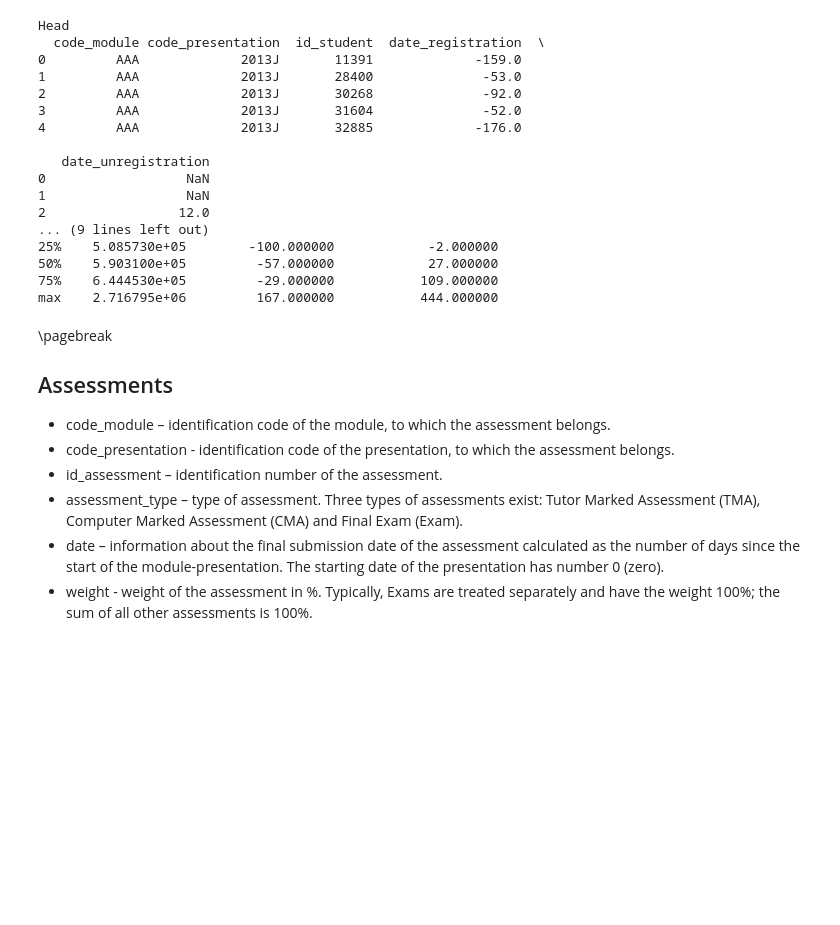
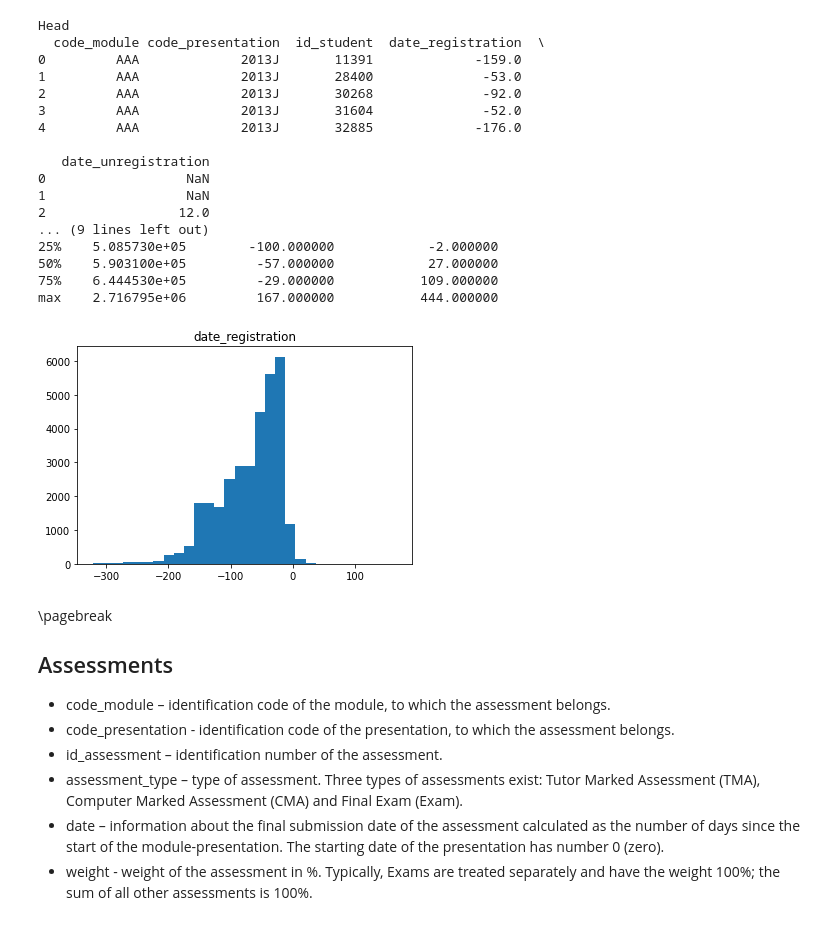
Before and after one commit to jortvangorkum/TFL-Early-Warning-System, a Jupyter notebook: analysis.ipynb, the cells around one changed output. Cells and saved outputs as stored; diff of their text form; code cells hidden in the pictures; blank space fills up the shorter version.

Commit message:
Added histograms and bar plots

```diff
--- a/analysis.ipynb
+++ b/analysis.ipynb
@@ -9,6 +9,16 @@ def read_data(file_name):
     print('Statistics')
     print(csv_file.describe())
     return csv_file
+# %%
+import matplotlib.pyplot as plt
+
+def show_hist(data, column_name, bins=30):
+    plt.title(column_name)
+    plt.hist(data[column_name], bins=bins)
+
+def show_bar(data, column_name):
+    plt.title(column_name)
+    data[column_name].value_counts().plot(kind="bar")
 # %% [markdown]
 # Data Model
 todo: show image of data model
@@ -42,6 +52,10 @@ Head
 50%    5.903100e+05         -57.000000            27.000000
 75%    6.444530e+05         -29.000000           109.000000
 max    2.716795e+06         167.000000           444.000000
+# %%
+show_hist(studentRegistration, "date_registration")
+# %% [output]
+[figure, added]
 # %% [markdown]
 \pagebreak
 ## Assessments
```
Also changed, not shown: parts of 11 cells of this notebook, 3 other files.
